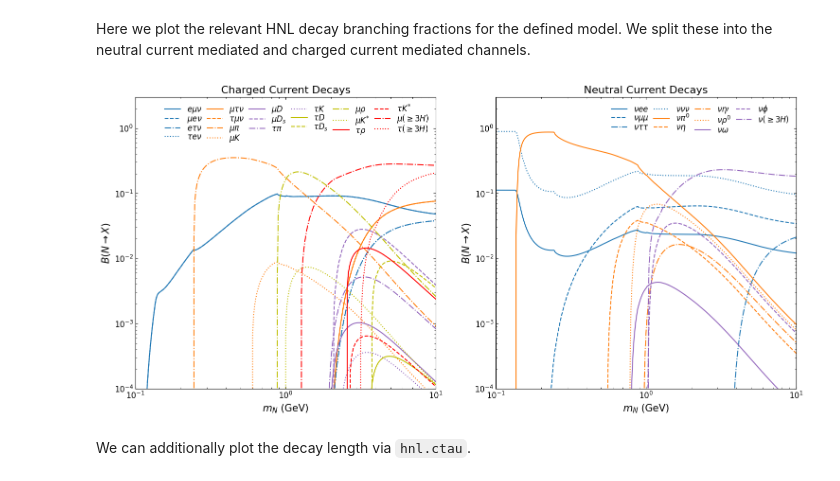
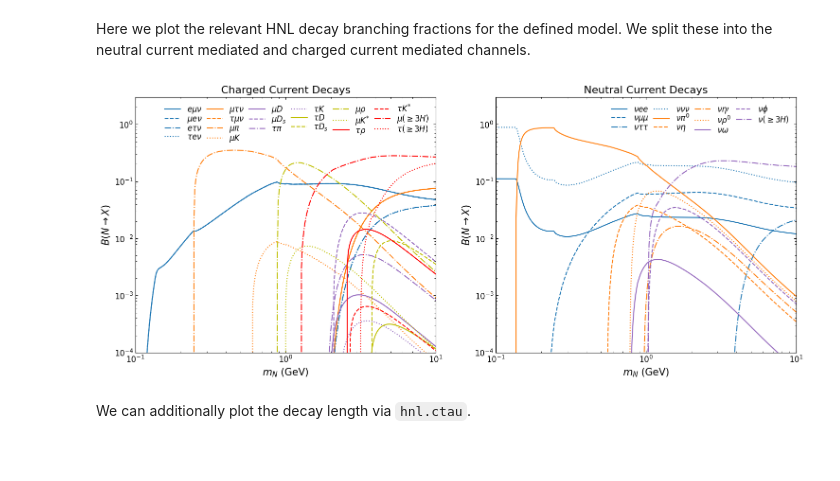
Before and after one commit to laroccod/HNLCalc, a Jupyter notebook: Example.ipynb, the cells around one changed output. Cells and saved outputs as stored; diff of their text form; code cells hidden in the pictures; blank space fills up the shorter version.

Commit message:
Change plot format

```diff
--- a/Example.ipynb
+++ b/Example.ipynb
@@ -187,7 +187,7 @@ custom_cycler = (cycler(color=['tab:blue','tab:orange','tab:purple', 'y', 'r','g
 ax.set_prop_cycle(custom_cycler)
 ax1.set_prop_cycle(custom_cycler)
 
-fig.set_size_inches(18,8, forward=True)
+fig.set_size_inches(18,7, forward=True)
 
 ax.set_title(r"Charged Current Decays",fontsize = 16)
 ax1.set_title(r"Neutral Current Decays",fontsize = 16)
@@ -195,35 +195,35 @@ ax1.set_title(r"Neutral Current Decays",fontsize = 16)
 for a in [ax,ax1]:
 
     a.set(xscale = 'log', yscale = 'log',xlim=(1e-1,1e1),ylim = (1e-4,3))
 
     a.tick_params(axis='both', which='major',direction='in',top=True,right=True)
 
     a.tick_params(axis='both', which='minor',direction='in',top=True,right=True)
 
     a.set_xlabel(r"$m_N$ (GeV)",fontsize=15)
     a.set_ylabel(r"$B(N\to X)$",fontsize=15)
     a.tick_params(axis='x', labelsize=12)
     a.tick_params(axis='y', labelsize=12)
 
 #plot model brs
 for mode in hnl.decay_modes:
 
     label = r""
     for p in mode: label += hnl.plot_labels_neut[p]
 
     if mode[0] == 'nu': ax1.plot(masses,hnl.model_brs[mode], label =label)
 
     elif mode[0] != 'nu' and 'anti_' not in mode[0]: ax.plot(masses,2*np.array(hnl.model_brs[mode]), label =label)
 
 
 ax.legend(prop={'size': 12},loc='upper right',frameon=False,ncol=6,labelspacing=0,columnspacing = .65)
 ax1.legend(prop={'size': 12},loc='upper right',frameon=False,ncol=4,labelspacing=0,columnspacing = .65)
 
 
 
-fig.savefig(f'HNL Decay.pdf',format='pdf',bbox_inches='tight')
+fig.savefig(f'HNL-Decay.png',format='png',bbox_inches='tight')
 # %% [output]
-[figure, old version]
+[figure, new version]
 # %% [markdown]
 We can additionally plot the decay length via `hnl.ctau`.
 # %%
```
Also changed, not shown: parts of 2 cells of this notebook, 6 other files.
